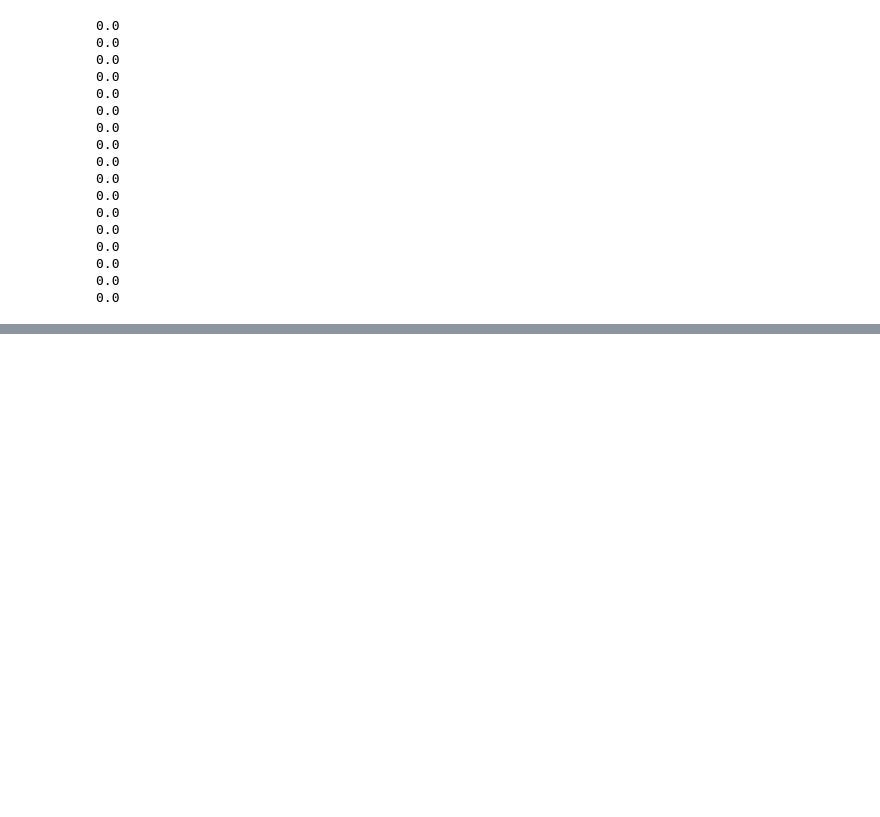
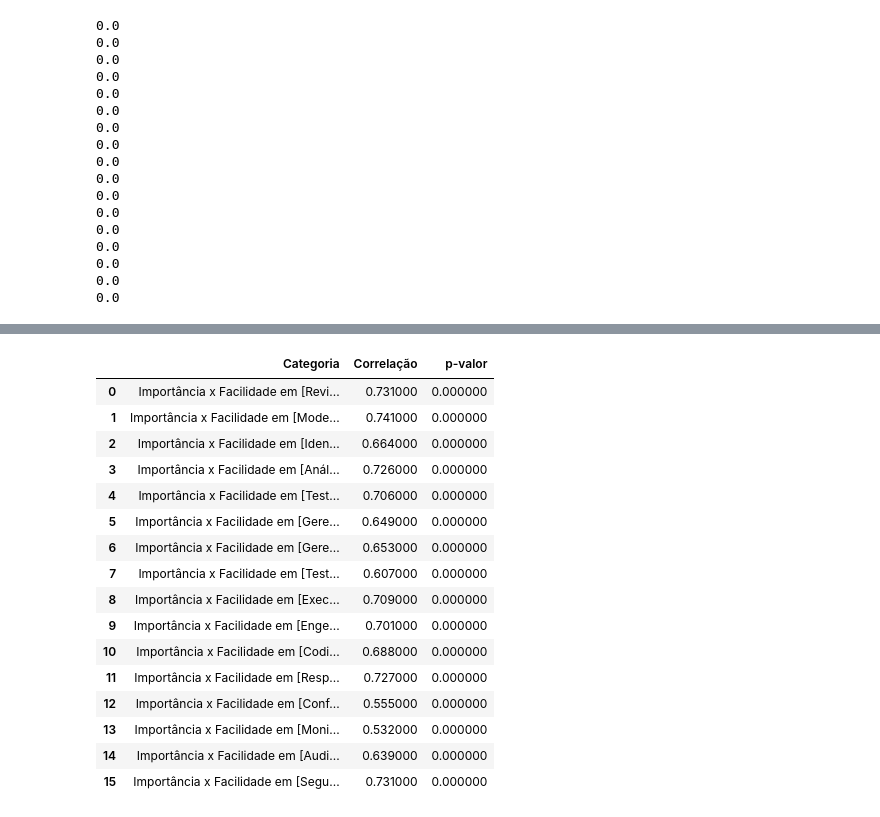
Before and after one commit to reset-ufc/appsec-practices-characterization-survey, a Jupyter notebook: Análise_Facilidade_frequencia_e_eficácia_(COM_PESO).ipynb, the cells around one changed output, grey strips where cells are left out. Saved outputs shown, nothing was run; the diff lists cells and outputs as text; code cells hidden in the pictures; blank space fills up the shorter version.

```diff
--- a/Análise_Facilidade_frequencia_e_eficácia_(COM_PESO).ipynb
+++ b/Análise_Facilidade_frequencia_e_eficácia_(COM_PESO).ipynb
@@ -972,0 +1064,20 @@ for i in indices:
+# %%
+correlations_importance_facilidade_df
+# %% [output]
+|  | Categoria | Correlação | p-valor |
+| 0 | Importância x Facilidade em [Revi... | 0.731000 | 0.000000 |
+| 1 | Importância x Facilidade em [Mode... | 0.741000 | 0.000000 |
+| 2 | Importância x Facilidade em [Iden... | 0.664000 | 0.000000 |
+| 3 | Importância x Facilidade em [Anál... | 0.726000 | 0.000000 |
+| 4 | Importância x Facilidade em [Test... | 0.706000 | 0.000000 |
+| 5 | Importância x Facilidade em [Gere... | 0.649000 | 0.000000 |
+| 6 | Importância x Facilidade em [Gere... | 0.653000 | 0.000000 |
+| 7 | Importância x Facilidade em [Test... | 0.607000 | 0.000000 |
+| 8 | Importância x Facilidade em [Exec... | 0.709000 | 0.000000 |
+| 9 | Importância x Facilidade em [Enge... | 0.701000 | 0.000000 |
+| 10 | Importância x Facilidade em [Codi... | 0.688000 | 0.000000 |
+| 11 | Importância x Facilidade em [Resp... | 0.727000 | 0.000000 |
+| 12 | Importância x Facilidade em [Conf... | 0.555000 | 0.000000 |
+| 13 | Importância x Facilidade em [Moni... | 0.532000 | 0.000000 |
+| 14 | Importância x Facilidade em [Audi... | 0.639000 | 0.000000 |
+| 15 | Importância x Facilidade em [Segu... | 0.731000 | 0.000000 |
```
Also changed, not shown: parts of 5 cells of this notebook.
